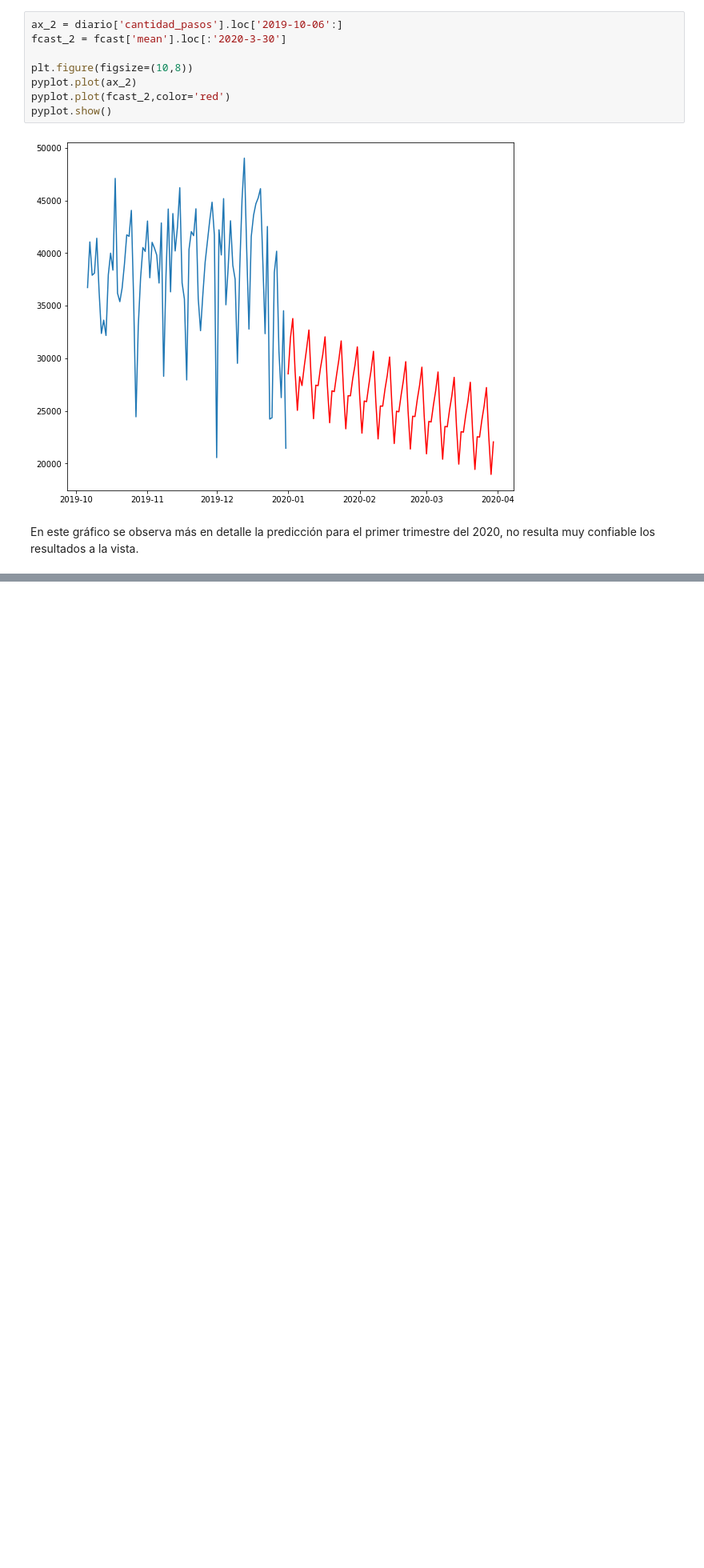
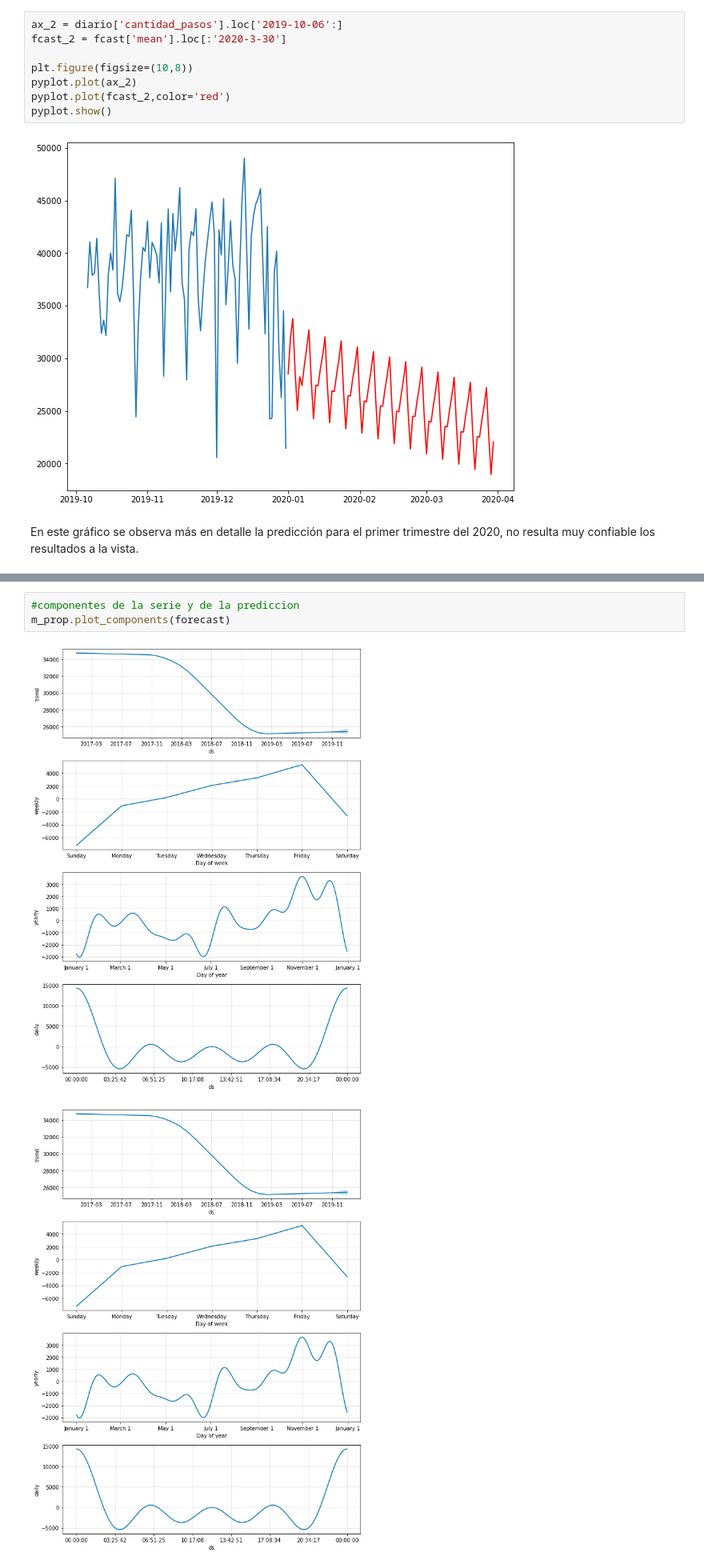
Before and after one commit to danielasaavedran/Proyecto_3_Acamica, a Jupyter notebook: DS_Proyecto_03_ST.ipynb, the cells around one changed output, grey strips where cells are left out. Shown at 80% size. Drawn from its saved outputs; the diff is of its cells as text; blank space fills up the shorter version.

```diff
--- a/DS_Proyecto_03_ST.ipynb
+++ b/DS_Proyecto_03_ST.ipynb
@@ -1105,0 +1227,6 @@ Se propone utilizar un modelo usando la libreria prophet y redes neuronales para
+# %%
+#componentes de la serie y de la prediccion
+m_prop.plot_components(forecast)
+# %% [output]
+[figure, added]
+[figure, added]
```
Also changed, not shown: parts of 24 cells of this notebook.
